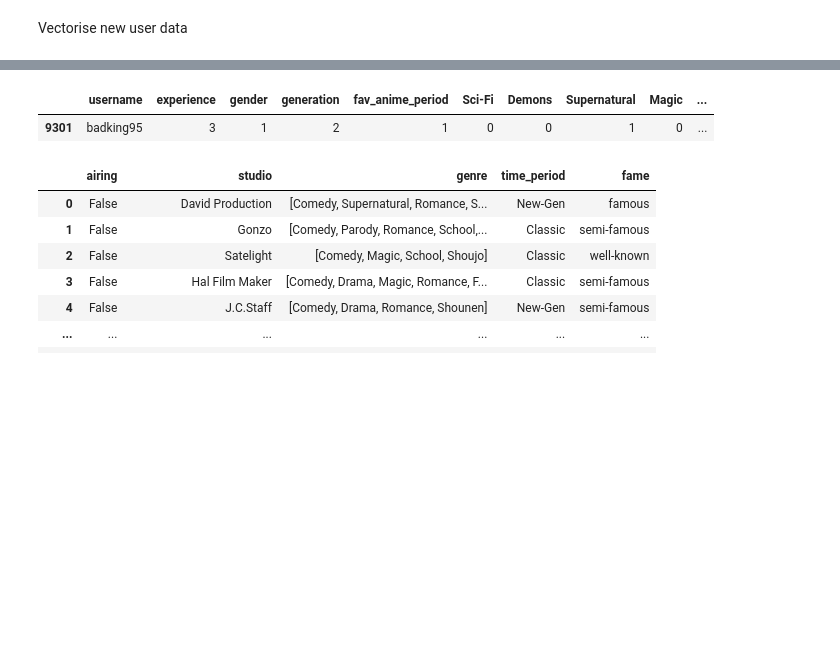
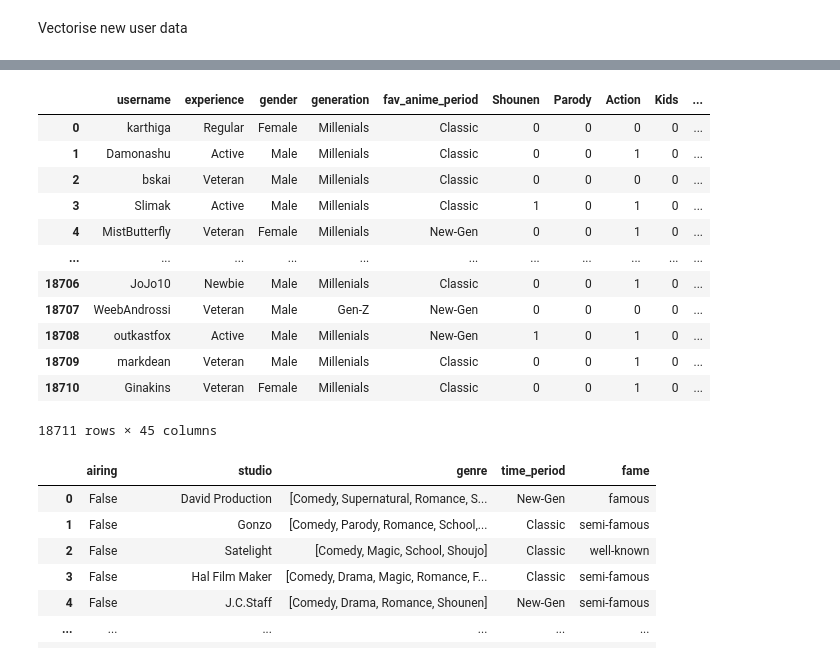
Before and after one commit to tito-thomas/anime-app, a Jupyter notebook: embedding.ipynb, the cells around one changed output, grey strips where cells are left out. Cells and saved outputs as stored; diff of their text form; code cells hidden in the pictures; blank space fills up the shorter version.

```diff
--- a/embedding.ipynb
+++ b/embedding.ipynb
@@ -190,9 +195,21 @@ new_user()
 # %%
 vectorize_single("badking95")
-#user_cols
+#genre_columns()
+user_cols
 # %% [output]
-|  | username | experience | gender | generation | fav_anime_period | Sci-Fi | Demons | Supernatural | Magic | ... |
-| 9301 | badking95 | 3 | 1 | 2 | 1 | 0 | 0 | 1 | 0 | ... |
+|  | username | experience | gender | generation | fav_anime_period | Shounen | Parody | Action | Kids | ... |
+| 0 | karthiga | Regular | Female | Millenials | Classic | 0 | 0 | 0 | 0 | ... |
+| 1 | Damonashu | Active | Male | Millenials | Classic | 0 | 0 | 1 | 0 | ... |
+| 2 | bskai | Veteran | Male | Millenials | Classic | 0 | 0 | 0 | 0 | ... |
+| 3 | Slimak | Active | Male | Millenials | Classic | 1 | 0 | 1 | 0 | ... |
+| 4 | MistButterfly | Veteran | Female | Millenials | New-Gen | 0 | 0 | 1 | 0 | ... |
+| ... | ... | ... | ... | ... | ... | ... | ... | ... | ... | ... |
+| 18706 | JoJo10 | Newbie | Male | Millenials | Classic | 0 | 0 | 1 | 0 | ... |
+| 18707 | WeebAndrossi | Veteran | Male | Gen-Z | New-Gen | 0 | 0 | 0 | 0 | ... |
+| 18708 | outkastfox | Active | Male | Millenials | New-Gen | 1 | 0 | 1 | 0 | ... |
+| 18709 | markdean | Veteran | Male | Millenials | Classic | 0 | 0 | 1 | 0 | ... |
+| 18710 | Ginakins | Veteran | Female | Millenials | Classic | 0 | 0 | 1 | 0 | ... |
+18711 rows × 45 columns
 # %%
 
 anime_vector = anime.loc[:, ["airing","studio", "genre", "time_period", "fame"]]
```
Also changed, not shown: parts of 5 cells of this notebook, 9 other files.
